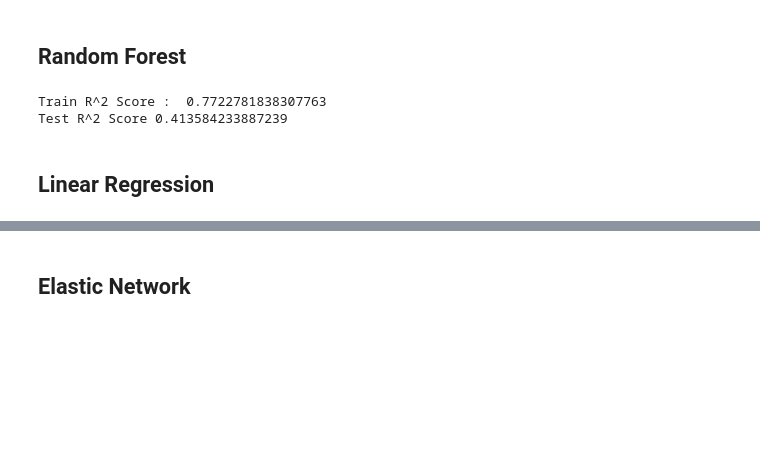
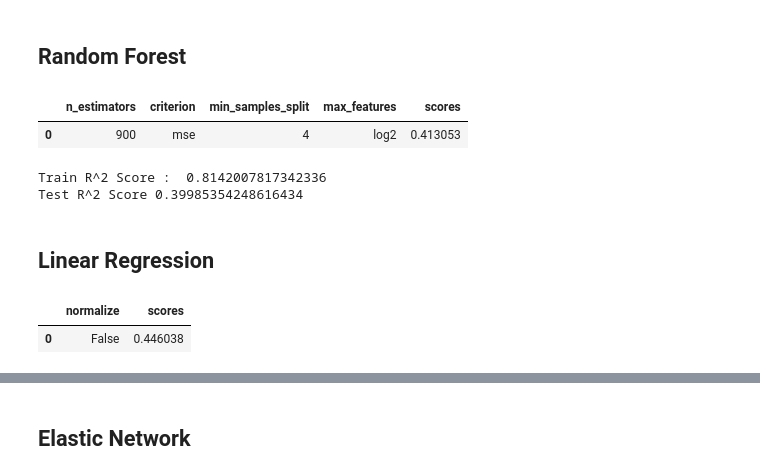
Before and after one commit to Jovinus/VO2max_Prediction, a Jupyter notebook: Code/Evaluation_reg_model.ipynb, the cells around one changed output, grey strips where cells are left out. Saved outputs shown, nothing was run; the diff lists cells and outputs as text; code cells hidden in the pictures; blank space fills up the shorter version.

```diff
--- a/Code/Evaluation_reg_model.ipynb
+++ b/Code/Evaluation_reg_model.ipynb
@@ -87,10 +129,15 @@ Train set size = 8684
 Test set size = 2172
 # %% [markdown]
 ## Random Forest
+# %%
+rf_best_param.head(1)
+# %% [output]
+|  | n_estimators | criterion | min_samples_split | max_features | scores |
+| 0 | 900 | mse | 4 | log2 | 0.413053 |
 # %%
 from sklearn.ensemble import RandomForestRegressor
 
-rf_reg = RandomForestRegressor(criterion='mae', max_features='log2', min_samples_split=4, n_estimators=500, n_jobs=-1)
+rf_reg = RandomForestRegressor(criterion='mse', max_features='log2', min_samples_split=4, n_estimators=900, n_jobs=-1, random_state=1004)
 
 feature_mask = ['AGE', 'sex', 'BMI', 'rest_HR', 'MVPA']
 
@@ -99,10 +146,15 @@ rf_reg.fit(train_set[feature_mask], train_set['VO2max'])
 print("Train R^2 Score : ", r2_score(y_pred=rf_reg.predict(train_set[feature_mask]), y_true=train_set['VO2max']))
 print("Test R^2 Score", r2_score(y_pred=rf_reg.predict(test_set[feature_mask]), y_true=test_set['VO2max']))
 # %% [output]
-Train R^2 Score :  0.7722781838307763
-Test R^2 Score 0.413584233887239
+Train R^2 Score :  0.8142007817342336
+Test R^2 Score 0.39985354248616434
 # %% [markdown]
 ## Linear Regression
+# %%
+linear_best_param.head(1)
+# %% [output]
+|  | normalize | scores |
+| 0 | False | 0.446038 |
 # %%
 from sklearn.linear_model import LinearRegression
 
```
Also changed, not shown: parts of 16 cells of this notebook, 12 other files.
